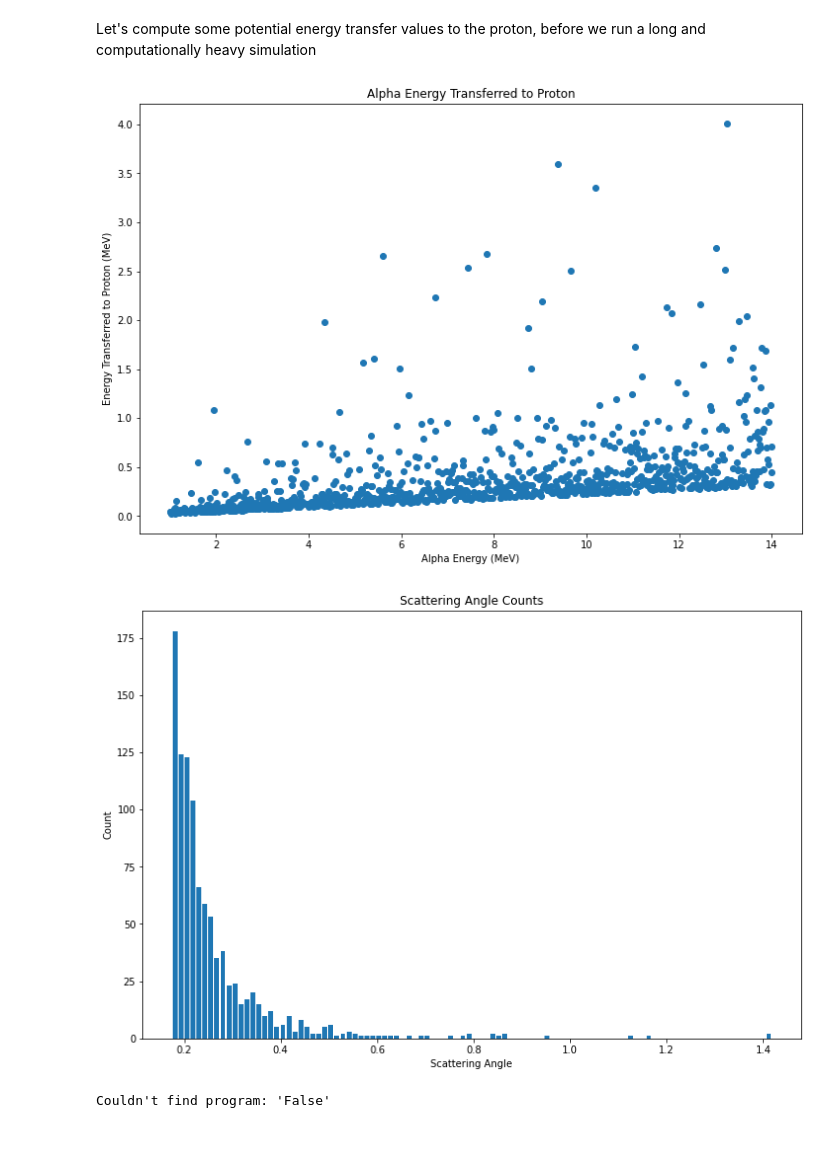
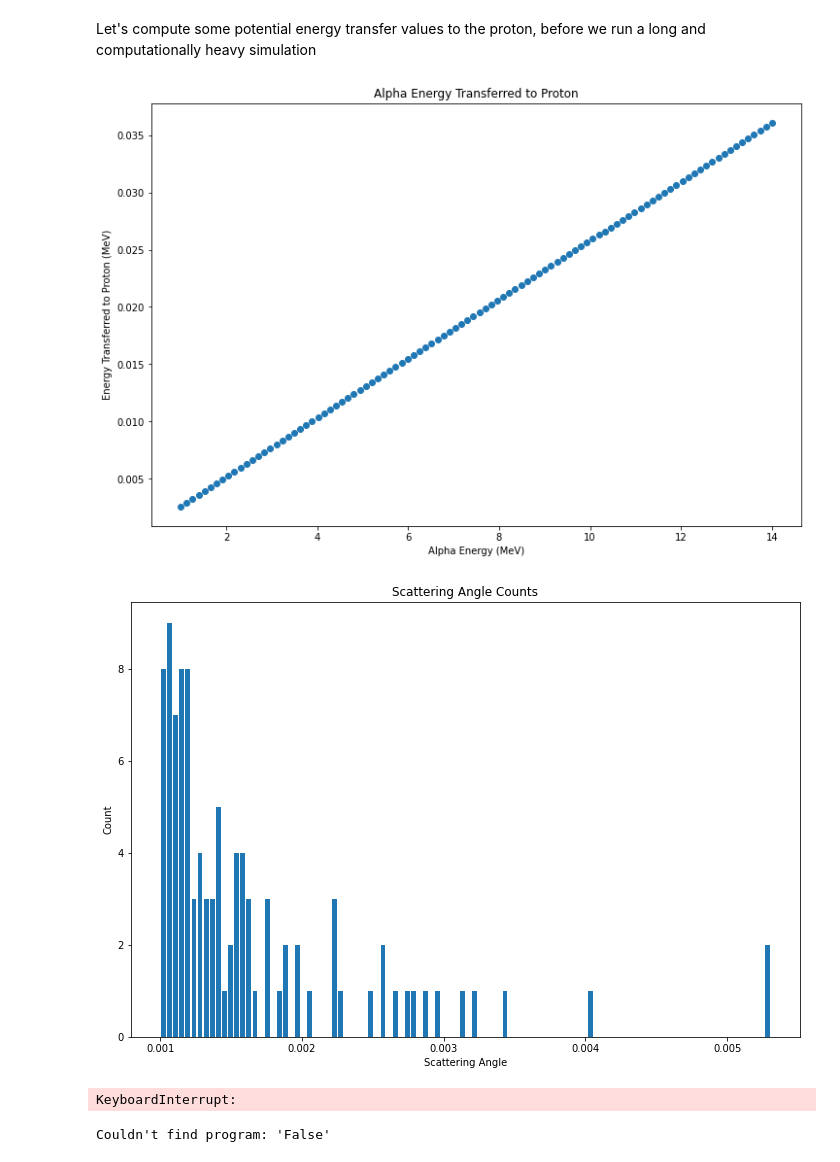
Before and after one commit to ddrobner/scatteringsim, a Jupyter notebook: scatteringsim.ipynb, the cells around one changed output. Cells and saved outputs as stored; diff of their text form; code cells hidden in the pictures.

Commit message:
not looking good for me boss

```diff
--- a/scatteringsim.ipynb
+++ b/scatteringsim.ipynb
@@ -236,12 +236,12 @@ def diff_cx(theta, ke):
 def scaled_diff_cx(theta, ke):
     # luckily, our differential crossection is a decreasing function on the interval we care about
     # so, we just take the left endpoint as our x-value
-    theta_min = 0.174533
+    theta_min = 0.001
     scale = 1/(diff_cx(theta_min, ke))
     return diff_cx(theta,ke)*scale
 
 def scattering_angle(ke):
-    theta_min = 0.174533
+    theta_min = 0.001
     Z = 48
     while True:
         # first we sample from a uniform distribution of valid x-values
@@ -274,6 +286,7 @@ $$
 # %% [markdown]
 Now, let's do the simulation.
 # %%
+"""
 def energy_transfer(e_i):
     # returns a tuple with the new alpha-energy and proton-energy in coordinate
     # 0 and 1 respectively
@@ -291,6 +304,38 @@ def energy_transfer(e_i):
     a_energy = frac_e*e_i
     p_energy = (1 - frac_e)*e_i
     return (a_energy, p_energy, scatter_angle)
+"""
+def energy_transfer(e_i):
+    # TODO need to handle the case where alpha does not deflect (or has a very
+    # small deflection angle?)
+    # returns a tuple with the new alpha-energy and proton-energy in coordinate
+    # 0 and 1 respectively
+    # as well as the scattering angle (if we need it later) in pos. 2
+    m_alpha = 6.646E-27 # kg
+    m_proton = 1.6726E-27 # kg
+    scatter_angle = scattering_angle(e_i) # in radians
+    # just identifying scatter_angle as theta_1 to match the algebra
+    theta_1 = scatter_angle
+
+    kappa = m_alpha/m_proton
+
+    # need to convert mev to joules
+    mev_to_j = 1.602176e-13
+    ei_j = e_i * mev_to_j
+    valpha_i = np.sqrt(2*ei_j/m_alpha)
+
+    # do I want to take the + or - soln here?
+    valpha_f = (1/(1+kappa))*valpha_i*(kappa*np.cos(theta_1) - np.sqrt(1 + kappa*(np.power(np.cos(theta_1), 2) - 1)))
+
+    theta_2 = np.arctan((valpha_f*np.sin(theta_1))/(valpha_i - valpha_f*np.cos(theta_1)))
+
+    vproton_f = valpha_f*(np.sin(theta_1)/(kappa*np.sin(theta_2)))
+
+    # and now convert back to mev
+    ea_f = 0.5*m_alpha*np.power(valpha_f, 2)*(1/mev_to_j)
+    ep_f = 0.5*m_proton*np.power(vproton_f, 2)*(1/mev_to_j)
+
+    return (ea_f, ep_f, scatter_angle)
 
 def scatter_sim(e_0, epsilon=0.1, density=0.8562, stepsize=0.001, sim_data=None):
     if sim_data is None:
@@ -320,7 +365,7 @@ def scatter_sim(e_0, epsilon=0.1, density=0.8562, stepsize=0.001, sim_data=None)
 Let's compute some potential energy transfer values to the proton, before we run
 a long and computationally heavy simulation
 # %%
-ei_range = np.linspace(1, 14, 1000)
+ei_range = np.linspace(1, 14, 100)
 #ei_range = 14*np.ones(500)
 transfer_e_raw = [energy_transfer(i) for i in ei_range]
 transfer_e = [i[1] for i in transfer_e_raw]
@@ -330,35 +375,47 @@ s_angles = [i[2] for i in transfer_e_raw]
 #print(energy_transfer(8)[1])
 #print(transfer_e)
 #etransfer_bins = BinnedCountData(d=transfer_e, num_bins=20)
 #etransfer_bins.add_count_by_list(transfer_e)
 
 #plt.hist(etransfer_bins.bin_edges[:-1], etransfer_bins.bin_edges, weights=etransfer_bins.counts, rwidth=0.8)
 ax = plt.gca()
 ax.set_facecolor('white')
 ax.set_alpha(1.0)
 plt.scatter(ei_range, transfer_e)
 plt.title("Alpha Energy Transferred to Proton")
 plt.xlabel("Alpha Energy (MeV)")
 plt.ylabel("Energy Transferred to Proton (MeV)")
 plt.show()
 
 plt.figure(2)
 ax = plt.gca()
 ax.set_facecolor('white')
 ax.set_alpha(1.0)
 plt.title("Scattering Angle Counts")
 plt.xlabel("Scattering Angle")
 plt.ylabel("Count")
 scatter_bins = BinnedCountData(d=s_angles, num_bins = 100)
 scatter_bins.add_count_by_list(s_angles)
 plt.hist(scatter_bins.bin_edges[:-1], scatter_bins.bin_edges, weights=scatter_bins.counts, rwidth=0.8)
 plt.show()
 #plt.scatter(transfer_e, s_angles)
 #plt.xlabel("Energy (MeV)")
 #plt.ylabel("Scattering Angle (rad)")
 # %% [output]
-[figure, old version]
+[figure, new version]
-[figure, old version]
+[figure, new version]
+# %%
+# not looking good....
+# let's do a whole bunch for one alpha energy
+e_test = 20*np.ones(1000) #MeV
+te_raw = [energy_transfer(i) for i in e_test]
+te_proton = [i[1] for i in te_raw]
+angs = [i[2] for i in te_raw]
+
+plt.scatter(angs, te_proton)
+plt.show()
+# %% [output]
+KeyboardInterrupt:
 # %%
 # ok, now let's write a loop to process a lot of particles
 # using one on each thread to speed things up
```
Also changed, not shown: parts of 3 cells of this notebook.
